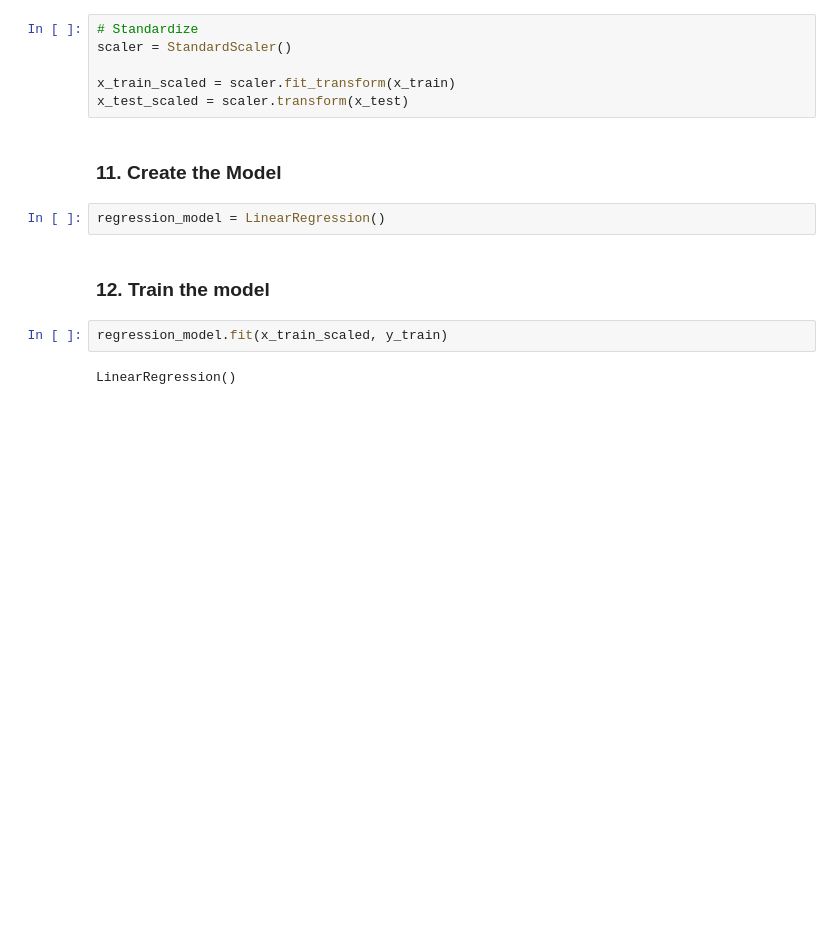
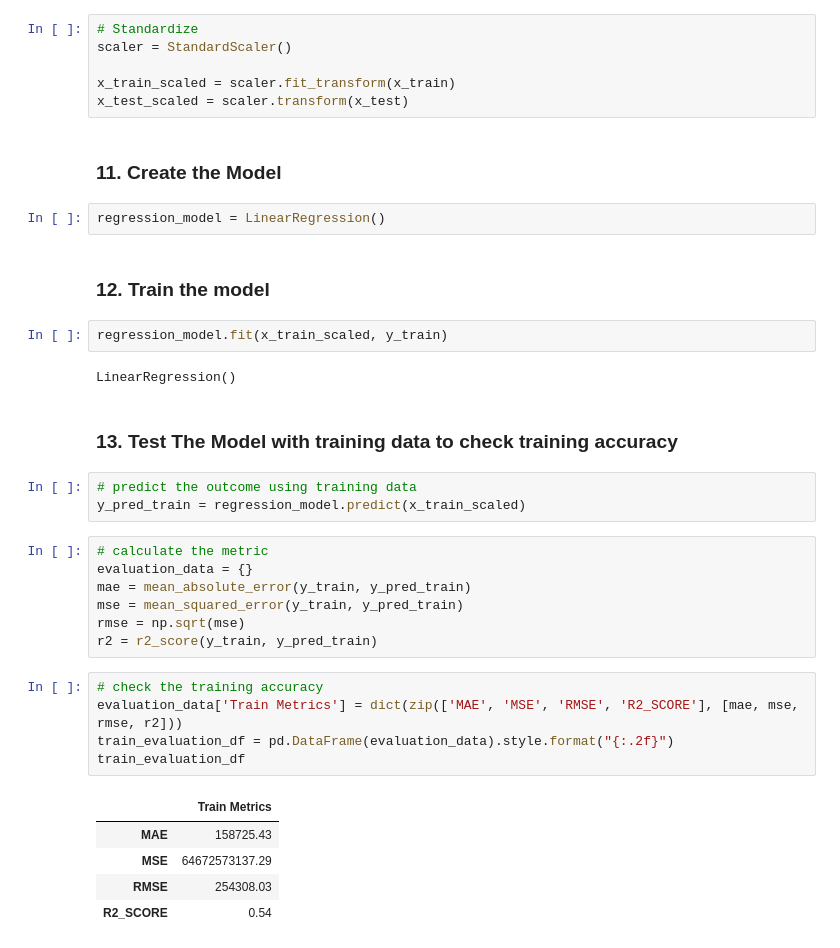
Before and after one commit to Namachivayam2001/ML-Tutorials, a Jupyter notebook: House_price_Prediction_using_LinerRegression.ipynb, the cells around one changed output. Saved outputs shown, nothing was run; the diff lists cells and outputs as text; blank space fills up the shorter version.

```diff
--- a/House_price_Prediction_using_LinerRegression.ipynb
+++ b/House_price_Prediction_using_LinerRegression.ipynb
@@ -190,3 +191,26 @@ regression_model = LinearRegression()
 regression_model.fit(x_train_scaled, y_train)
 # %% [output]
 LinearRegression()
+# %% [markdown]
+### 13. Test The Model with training data to check training accuracy
+# %%
+# predict the outcome using training data
+y_pred_train = regression_model.predict(x_train_scaled)
+# %%
+# calculate the metric
+evaluation_data = {}
+mae = mean_absolute_error(y_train, y_pred_train)
+mse = mean_squared_error(y_train, y_pred_train)
+rmse = np.sqrt(mse)
+r2 = r2_score(y_train, y_pred_train)
+# %%
+# check the training accuracy
+evaluation_data['Train Metrics'] = dict(zip(['MAE', 'MSE', 'RMSE', 'R2_SCORE'], [mae, mse, rmse, r2]))
+train_evaluation_df = pd.DataFrame(evaluation_data).style.format("{:.2f}")
+train_evaluation_df
+# %% [output]
+|  | Train Metrics |
+| MAE | 158725.43 |
+| MSE | 64672573137.29 |
+| RMSE | 254308.03 |
+| R2_SCORE | 0.54 |
```
Also changed, not shown: parts of 5 cells of this notebook, 1 other file.
